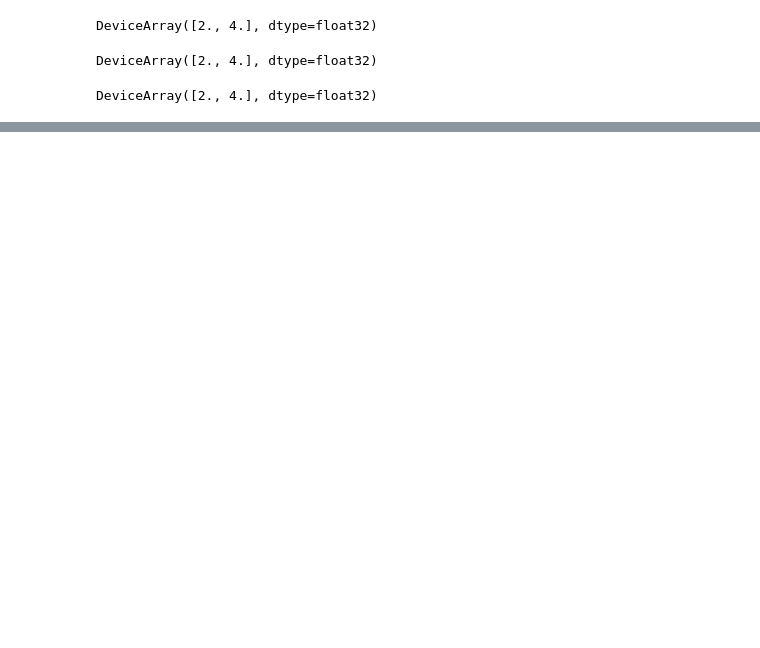
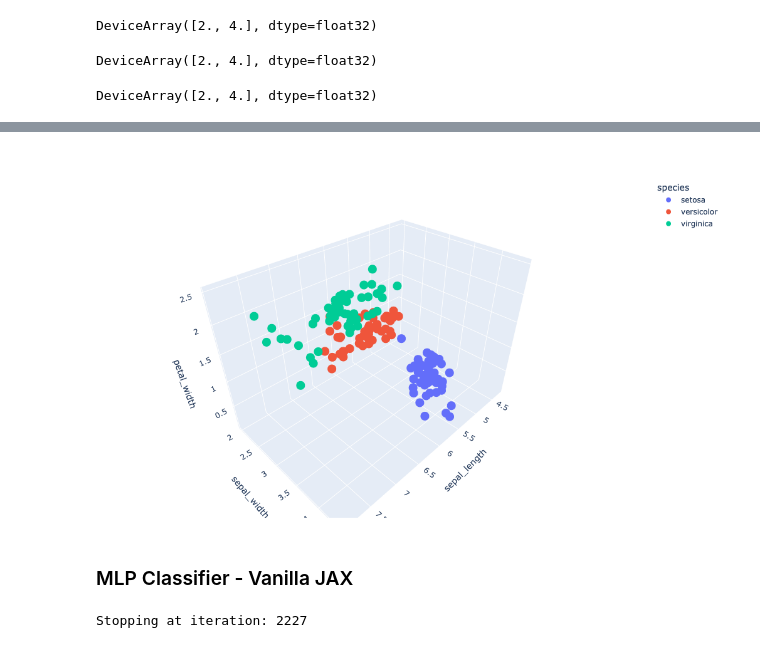
Before and after one commit to angusturner/diffuse, a Jupyter notebook: notebooks/jax.ipynb, the cells around one changed output, grey strips where cells are left out. Drawn from its saved outputs; the diff is of its cells as text; code cells hidden in the pictures; blank space fills up the shorter version.

```diff
--- a/notebooks/jvp.ipynb
+++ b/notebooks/jax.ipynb
@@ -107,0 +104,14 @@ fig.show()
+# %%
+df = px.data.iris()
+# %%
+fig = px.scatter_3d(df, x='sepal_length', y='sepal_width', z='petal_width',
+              color='species')
+fig.update_layout(
+    autosize=False,
+    width=800,
+    height=600,
+    margin=dict(l=20, r=20, b=10, t=50, pad=4),
+)
+fig.show()
+# %% [output]
+[figure, added]
@@ -107,0 +127,2 @@ fig.show()
+# %% [markdown]
+### MLP Classifier - Vanilla JAX
@@ -107,0 +181,24 @@ fig.show()
+# %%
+layer_sizes = [3, 8, 3]
+params = init_mlp_params(layer_sizes)
+train_losses, test_losses, accs = [], [], []
+prev_loss = None
+for i in tqdm(range(100000)):
+    # optimize
+    train_loss, params = update(params, X_train, y_train)
+    test_loss, acc = evaluate(params, X_test, y_test)
+
+    # early stopping
+    if prev_loss is not None:
+        diff = prev_loss - test_loss
+        if diff < 1e-4:
+            print(f"Stopping at iteration: {i}")
+            break
+    prev_loss = test_loss
+
+    # accumulate metrics
+    accs.append(acc.item())
+    train_losses.append(train_loss.item())
+    test_losses.append(test_loss.item())
+# %% [output]
+Stopping at iteration: 2227
```
Also changed, not shown: parts of 20 cells of this notebook.
